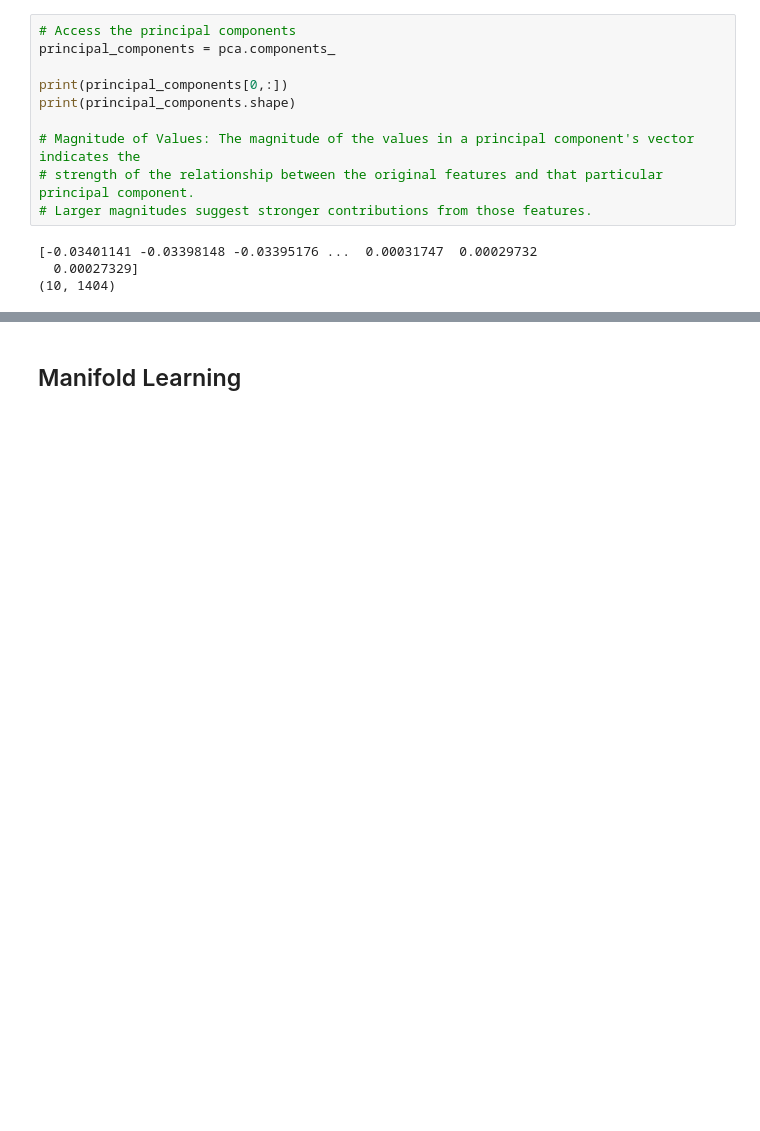
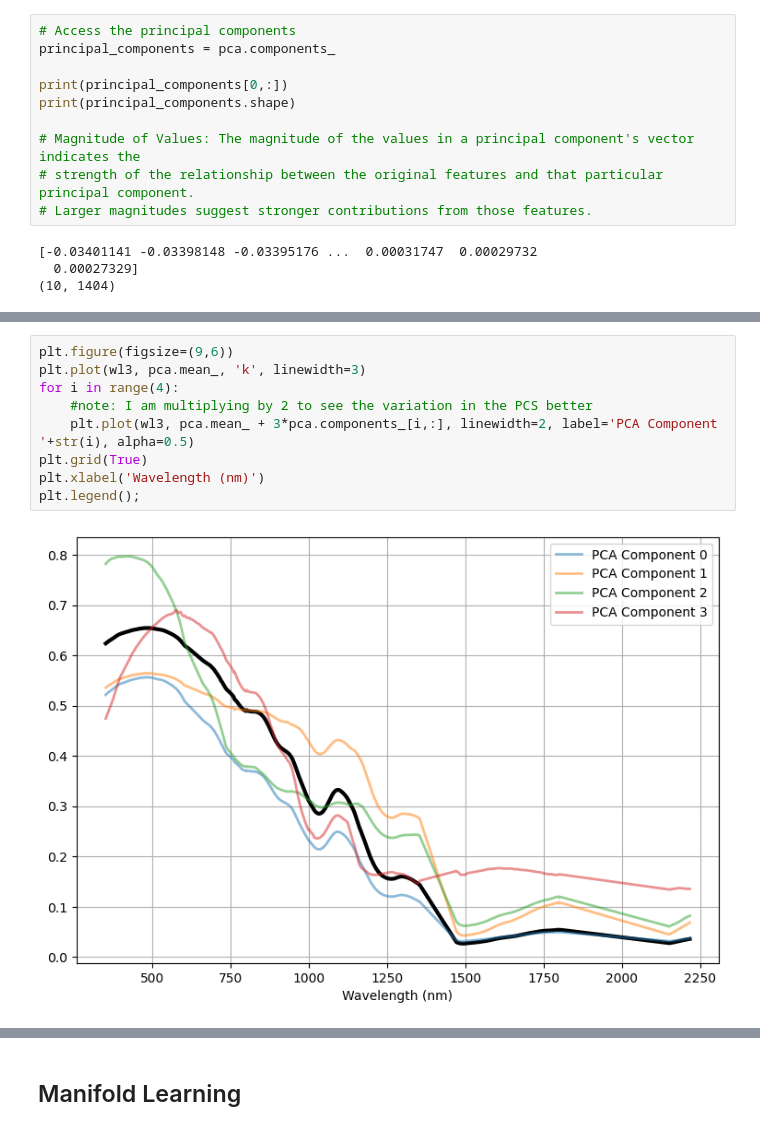
Before and after one commit to wbasener/IceSpectralLibraryAnalysis, a Jupyter notebook: Analysis_MY.ipynb, the cells around one changed output, grey strips where cells are left out. Drawn from its saved outputs; the diff is of its cells as text; blank space fills up the shorter version.

```diff
--- a/Analysis_MY.ipynb
+++ b/Analysis_MY.ipynb
@@ -335,3 +366,14 @@ print(principal_components.shape[1])
+# %%
+plt.figure(figsize=(9,6))
+plt.plot(wl3, pca.mean_, 'k', linewidth=3)
+for i in range(4):
+    #note: I am multiplying by 2 to see the variation in the PCS better
+    plt.plot(wl3, pca.mean_ + 3*pca.components_[i,:], linewidth=2, label='PCA Component '+str(i), alpha=0.5)
+plt.grid(True)
+plt.xlabel('Wavelength (nm)')
+plt.legend();
+# %% [output]
+[figure, added]
 # %%
 ################ THESE FEATURES HAVE THE STRONGEST RELATIONSHIP WITH PCA_0. ###################
 ################ I THINK THESE ARE ALBEDO COLUMNS FROM CSV FILES? ################
```
Also changed, not shown: parts of 15 cells of this notebook.
